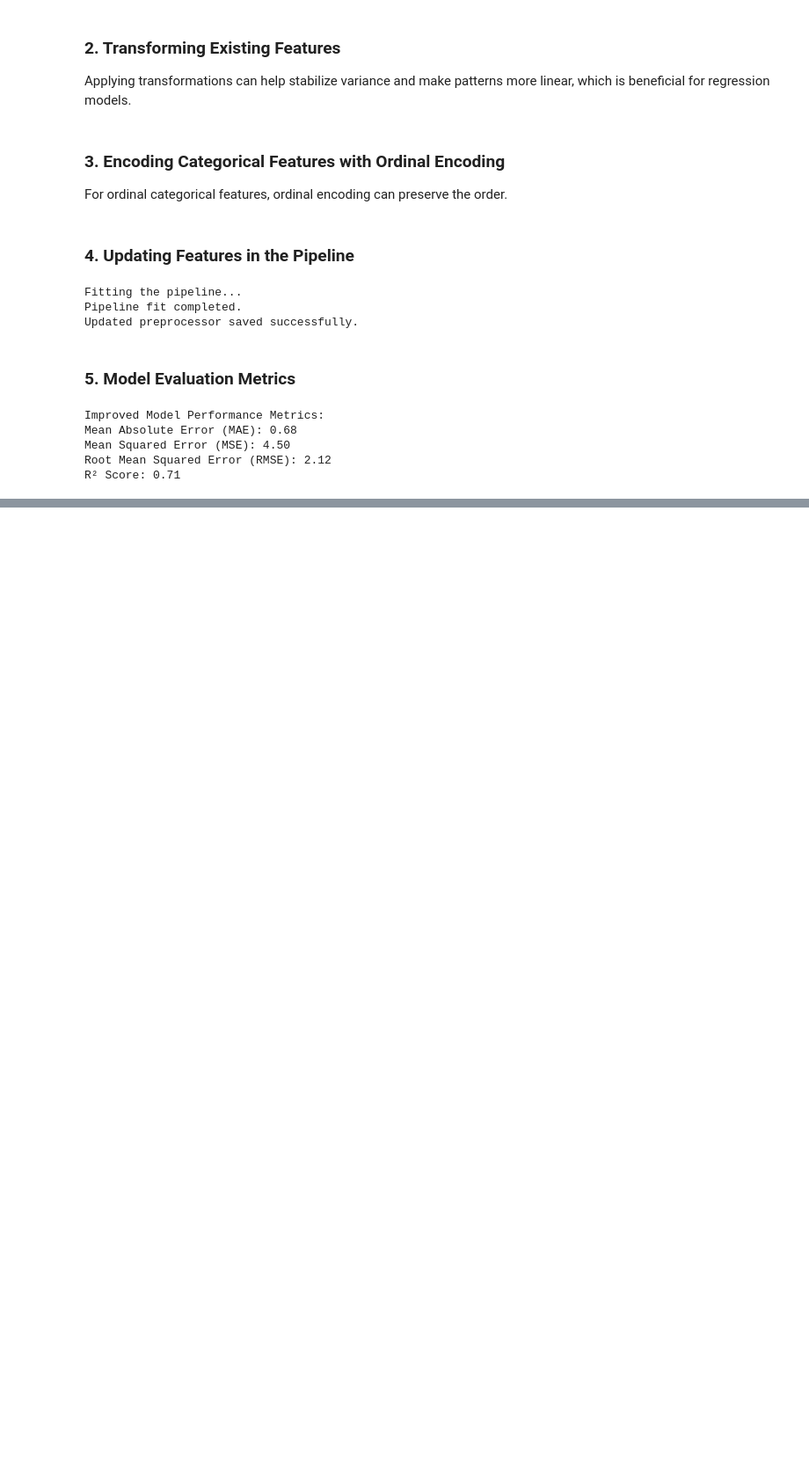
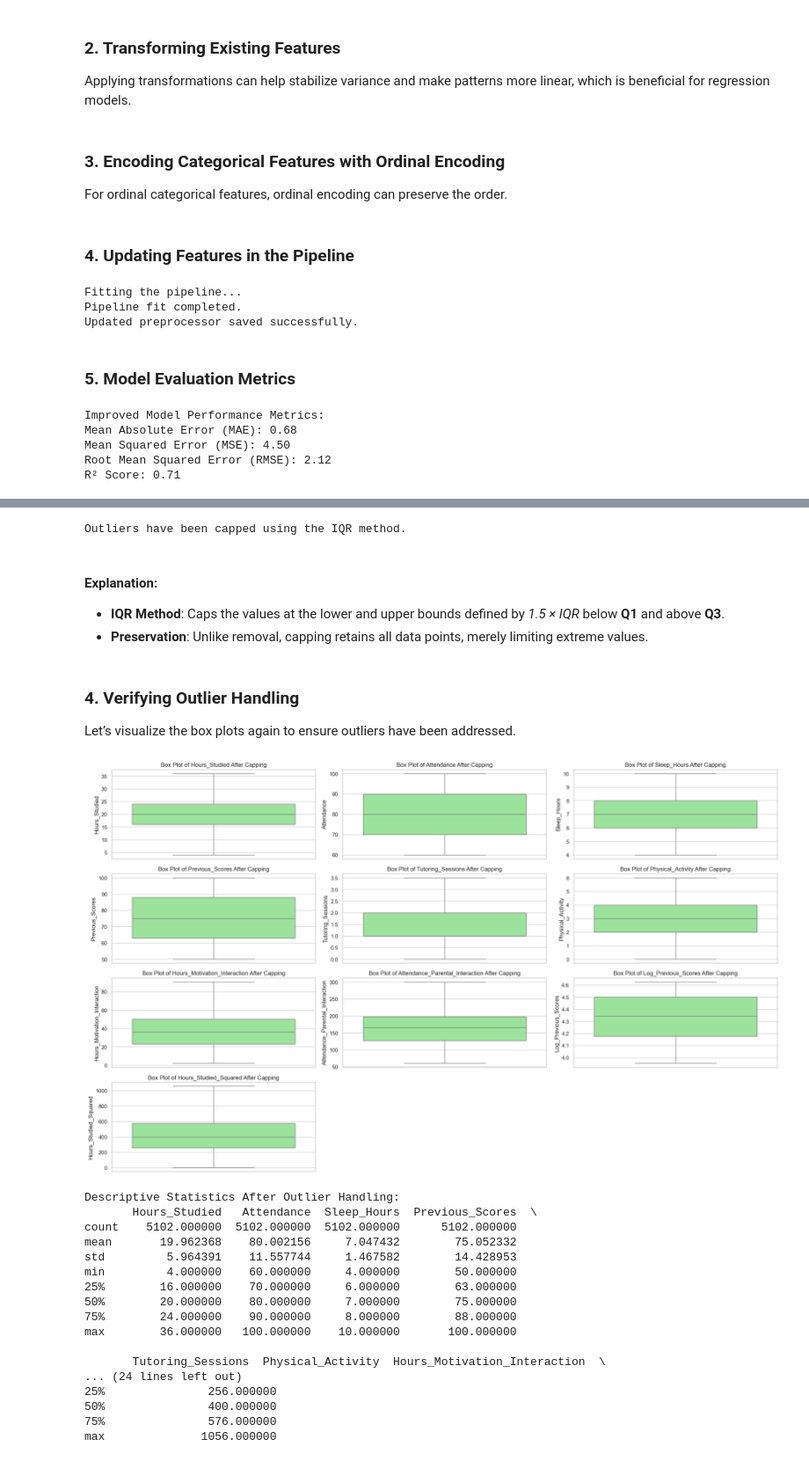
Before and after one commit to adirelm/TDS_student_performance_analysis_part2, a Jupyter notebook: TDS_student_performance_analysis_part2.ipynb, the cells around one changed output, grey strips where cells are left out. Shown: that part at 88% size. Drawn from its saved outputs; the diff is of its cells as text; code cells hidden in the pictures; blank space fills up the shorter version.

```diff
--- a/TDS_student_performance_analysis_part2.ipynb
+++ b/TDS_student_performance_analysis_part2.ipynb
@@ -350,0 +419,59 @@ R² Score: 0.71
+# %%
+# Function to cap outliers using IQR
+def cap_outliers(df, feature):
+    Q1 = df[feature].quantile(0.25)
+    Q3 = df[feature].quantile(0.75)
+    IQR = Q3 - Q1
+    lower_bound = Q1 - 1.5 * IQR
+    upper_bound = Q3 + 1.5 * IQR
+    df[feature] = np.where(df[feature] < lower_bound, lower_bound,
+                           np.where(df[feature] > upper_bound, upper_bound, df[feature]))
+    return df
+
+# Applying capping to numerical features
+for feature in numeric_features:
+    X_train = cap_outliers(X_train, feature)
+    X_test = cap_outliers(X_test, feature)
+
+print("Outliers have been capped using the IQR method.")
+# %% [output]
+Outliers have been capped using the IQR method.
+# %% [markdown]
+#### Explanation:
+- **IQR Method**: Caps the values at the lower and upper bounds defined by *1.5 × IQR* below **Q1** and above **Q3**.
+- **Preservation**: Unlike removal, capping retains all data points, merely limiting extreme values.
+# %% [markdown]
+### 4. Verifying Outlier Handling
+Let’s visualize the box plots again to ensure outliers have been addressed.
+# %%
+# Plotting box plots after handling outliers
+plt.figure(figsize=(20, 15))
+for i, feature in enumerate(numeric_features, 1):
+    plt.subplot(5, 3, i)
+    sns.boxplot(y=X_train[feature], color='lightgreen')
+    plt.title(f'Box Plot of {feature} After Capping')
+plt.tight_layout()
+plt.show()
+
+# Checking Descriptive Statistics
+print("Descriptive Statistics After Outlier Handling:")
+print(X_train[numeric_features].describe())
+# %% [output]
+[figure, added]
+Descriptive Statistics After Outlier Handling:
+       Hours_Studied   Attendance  Sleep_Hours  Previous_Scores  \
+count    5102.000000  5102.000000  5102.000000      5102.000000
+mean       19.962368    80.002156     7.047432        75.052332
+std         5.964391    11.557744     1.467582        14.428953
+min         4.000000    60.000000     4.000000        50.000000
+25%        16.000000    70.000000     6.000000        63.000000
+50%        20.000000    80.000000     7.000000        75.000000
+75%        24.000000    90.000000     8.000000        88.000000
+max        36.000000   100.000000    10.000000       100.000000
+
+       Tutoring_Sessions  Physical_Activity  Hours_Motivation_Interaction  \
+... (24 lines left out)
+25%               256.000000
+50%               400.000000
+75%               576.000000
+max              1056.000000
```
Also changed, not shown: parts of 15 cells of this notebook.
